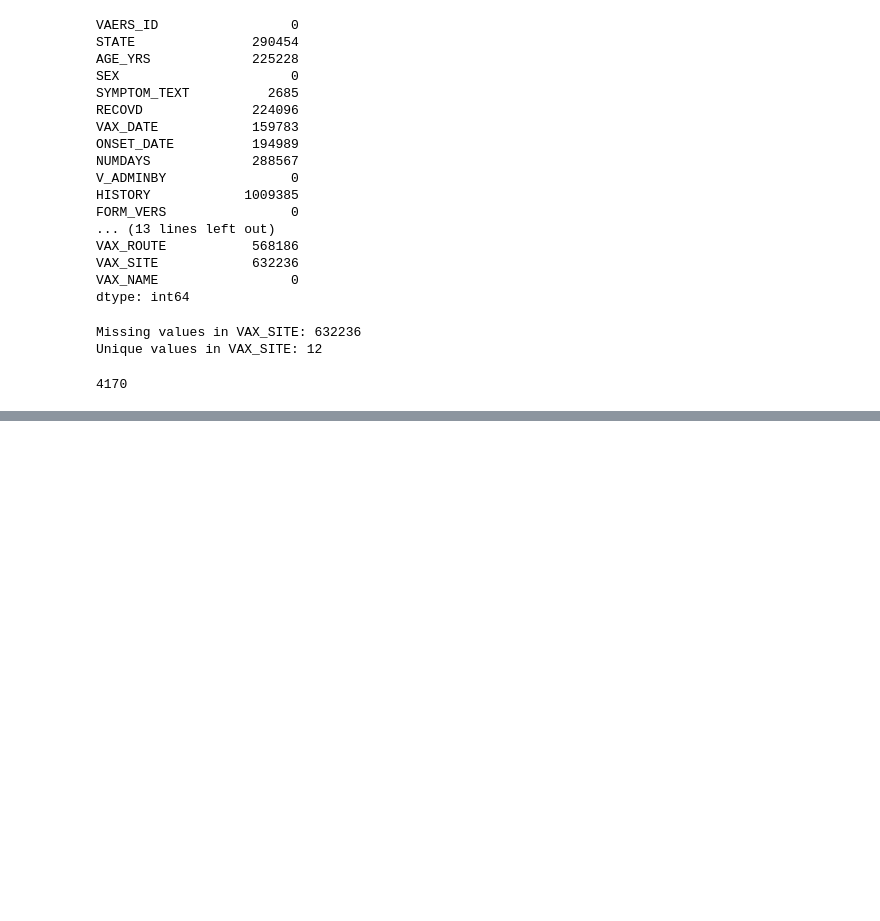
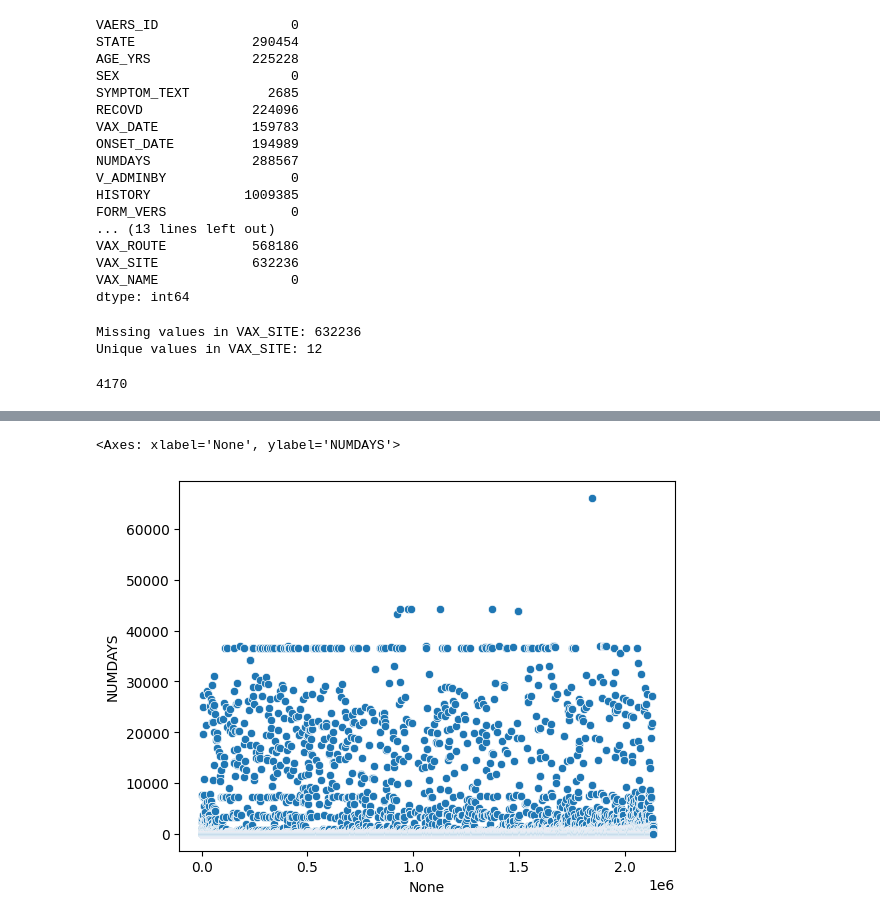
Before and after one commit to Saikiranudayana/ADEGuard-AI-Powered-Adverse-Drug-Event-Detection-and-Severity-Mapping-, a Jupyter notebook: data/processed/data_cleaning.ipynb, the cells around one changed output, grey strips where cells are left out. Saved outputs shown, nothing was run; the diff lists cells and outputs as text; code cells hidden in the pictures; blank space fills up the shorter version.

```diff
--- a/data/processed/data_cleaning.ipynb
+++ b/data/processed/data_cleaning.ipynb
@@ -551,0 +686,2 @@ print(len(df['ONSET_DATE'].unique()))
+# %%
+df['STATE'].fillna("Unknown", inplace=True)
@@ -551,0 +782,2 @@ print(len(df['ONSET_DATE'].unique()))
+# %%
+df.drop(columns=['HISTORY'], inplace=True)
@@ -551,0 +829,6 @@ print(len(df['ONSET_DATE'].unique()))
+# %%
+import seaborn as sns
+sns.scatterplot(data=df, x=df.index, y='NUMDAYS')
+# %% [output]
+<Axes: xlabel='None', ylabel='NUMDAYS'>
+[figure, added]
```
Also changed, not shown: parts of 23 cells of this notebook, 8 other files.
